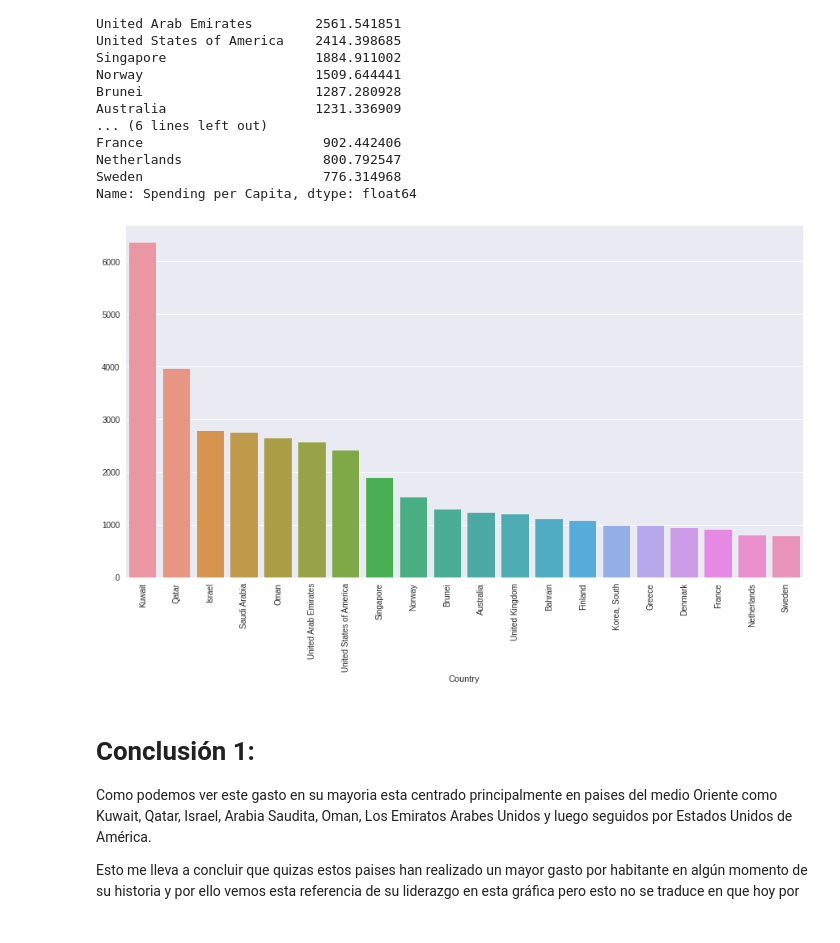
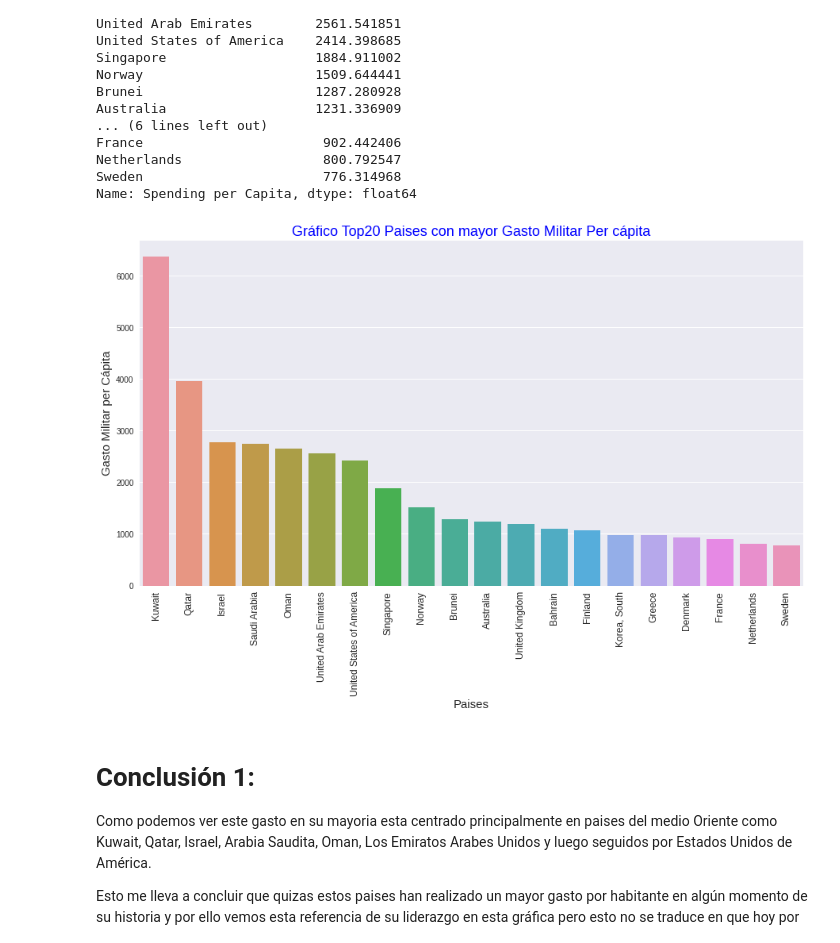
Before and after one commit to jcardonamde/TopCountriesMilitarySpending, a Jupyter notebook: 02_Ejercicio_visualización_de_datos(práctica).ipynb, the cells around one changed output. Drawn from its saved outputs; the diff is of its cells as text; code cells hidden in the pictures.

Commit message:
Creado mediante Colaboratory - Actualizaciones gráficos

```diff
--- a/02_Ejercicio_visualización_de_datos(práctica).ipynb
+++ b/02_Ejercicio_visualización_de_datos(práctica).ipynb
@@ -198,10 +198,14 @@ Name: Spending per Capita, dtype: float64
 # %%
 # Generamos un gráfico para hacer seguimiento visual a los datos trabajados en este primer análisis
 fig, ax = plt.subplots(figsize = (15, 8))
 sns.barplot(x = top20SPC.index, y = top20SPC.values);
-plt.xticks(rotation = 90);
+plt.title('Gráfico Top20 Paises con mayor Gasto Militar Per cápita', size = 18, c = 'b')
+plt.xticks(rotation = 90, size = 12);
+plt.xlabel("Paises", size = 15)
+plt.ylabel("Gasto Militar per Cápita", size = 15)
+plt.show()
 # %% [output]
-[figure, old version]
+[figure, new version]
 # %% [markdown]
 # **Conclusión 1:**
 
```
Also changed, not shown: parts of 1 cell of this notebook.
